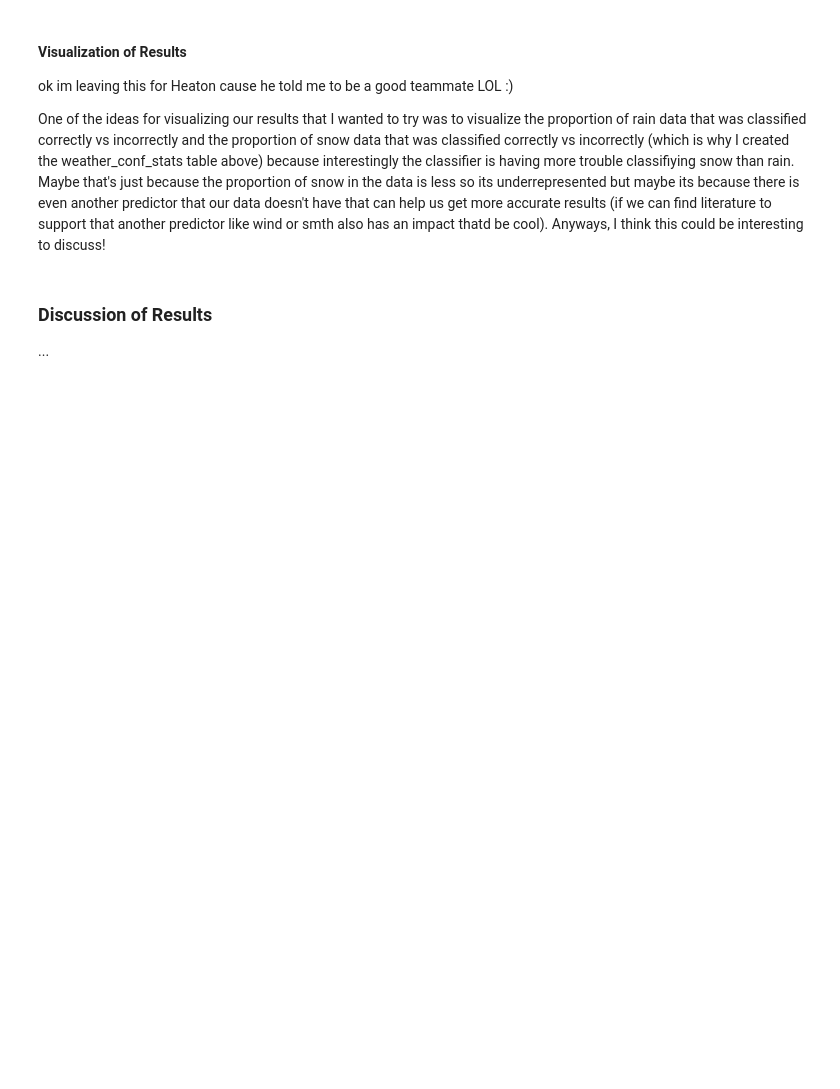
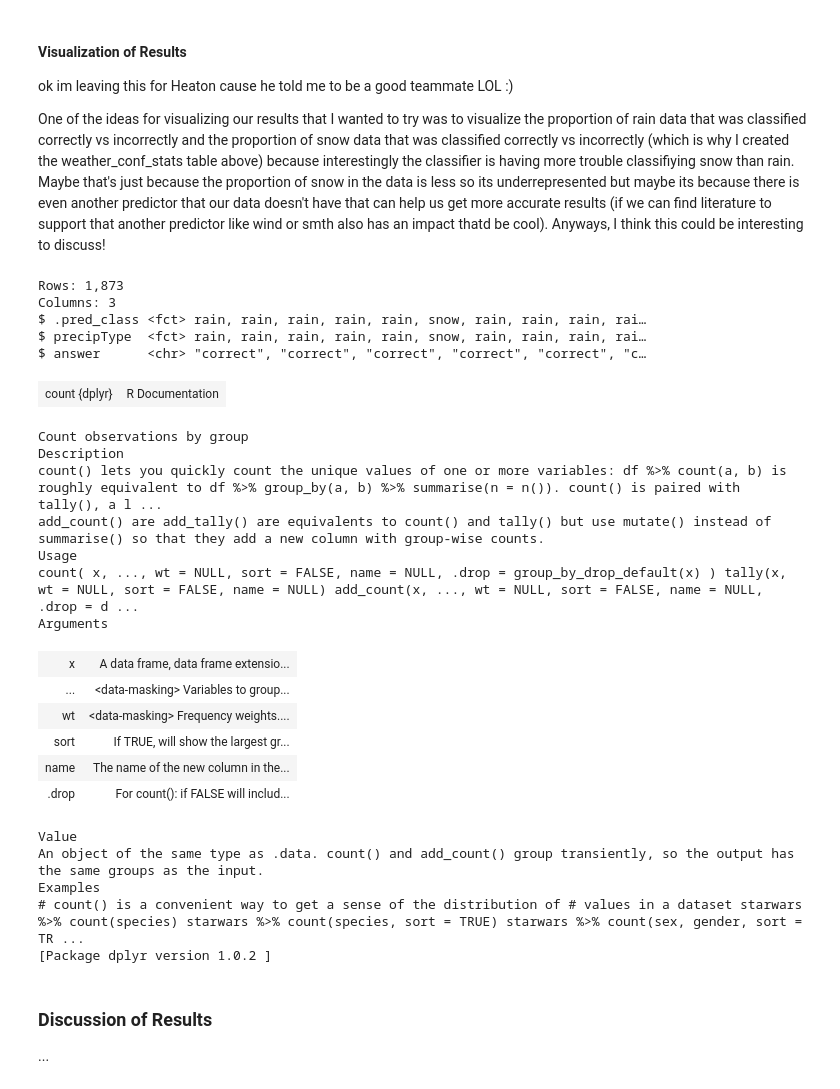
Before and after one commit to codingonapotato/dsci100_group_project_S2022, a Jupyter notebook: Final Project Report.ipynb, the cells around one changed output. Drawn from its saved outputs; the diff is of its cells as text; code cells hidden in the pictures; blank space fills up the shorter version.

```diff
--- a/Final Project Report.ipynb
+++ b/Final Project Report.ipynb
@@ -406,3 +381,58 @@ One of the ideas for visualizing our results that I wanted to try was to visuali
+# %%
+correct_predictions <- weather_predictions %>%
+            select(.pred_class, precipType) %>%
+            filter(.pred_class == precipType) %>%
+            mutate(answer = "correct")
+# correct_predictions
+
+incorrect_predictions <- weather_predictions %>%
+            select(.pred_class, precipType) %>%
+            filter(.pred_class != precipType) %>%
+            mutate(answer = "incorrect")
+# incorrect_predictions
+test1 <- rbind(correct_predictions, incorrect_predictions) %>%
+            glimpse()
+
+# visualization <- test1 %>%
+#                     group_by(answer, precipType) %>%
+#                     ggplot(aes(x = n(answer), y = precipType, fill = answer)) +
+#                     geom_bar()
+# visualization
+# rain_visualization <- test1 %>%
+#                     filter(.pred_class == "rain") %>%
+#                     ggplot(aes(x = answer, fill = answer)) +
+#                     geom_histogram(stat = "count") +
+#                     theme(text = element_text(size = 15)) +
+#                     labs(y = "Number of Observations", x = "Predictions", fill = "Predictions") +
+#                     ggtitle("Plot 5: Visualization of the correct and incorrect predictions for 'rain'")
+# rain_visualization
+
+?tally
+# %% [output]
+Rows: 1,873
+Columns: 3
+$ .pred_class <fct> rain, rain, rain, rain, rain, snow, rain, rain, rain, rai…
+$ precipType  <fct> rain, rain, rain, rain, rain, snow, rain, rain, rain, rai…
+$ answer      <chr> "correct", "correct", "correct", "correct", "correct", "c…
+| count {dplyr} | R Documentation |
+Count observations by group
+Description
+count() lets you quickly count the unique values of one or more variables: df %>% count(a, b) is roughly equivalent to df %>% group_by(a, b) %>% summarise(n = n()). count() is paired with tally(), a l ...
+add_count() are add_tally() are equivalents to count() and tally() but use mutate() instead of summarise() so that they add a new column with group-wise counts.
+Usage
+count( x, ..., wt = NULL, sort = FALSE, name = NULL, .drop = group_by_drop_default(x) ) tally(x, wt = NULL, sort = FALSE, name = NULL) add_count(x, ..., wt = NULL, sort = FALSE, name = NULL, .drop = d ...
+Arguments
+| x | A data frame, data frame extensio... |
+| ... | <data-masking> Variables to group... |
+| wt | <data-masking> Frequency weights.... |
+| sort | If TRUE, will show the largest gr... |
+| name | The name of the new column in the... |
+| .drop | For count(): if FALSE will includ... |
+Value
+An object of the same type as .data. count() and add_count() group transiently, so the output has the same groups as the input.
+Examples
+# count() is a convenient way to get a sense of the distribution of # values in a dataset starwars %>% count(species) starwars %>% count(species, sort = TRUE) starwars %>% count(sex, gender, sort = TR ...
+[Package dplyr version 1.0.2 ]
 # %% [markdown]
 ### Discussion of Results
 
```
Also changed, not shown: parts of 8 cells of this notebook.
